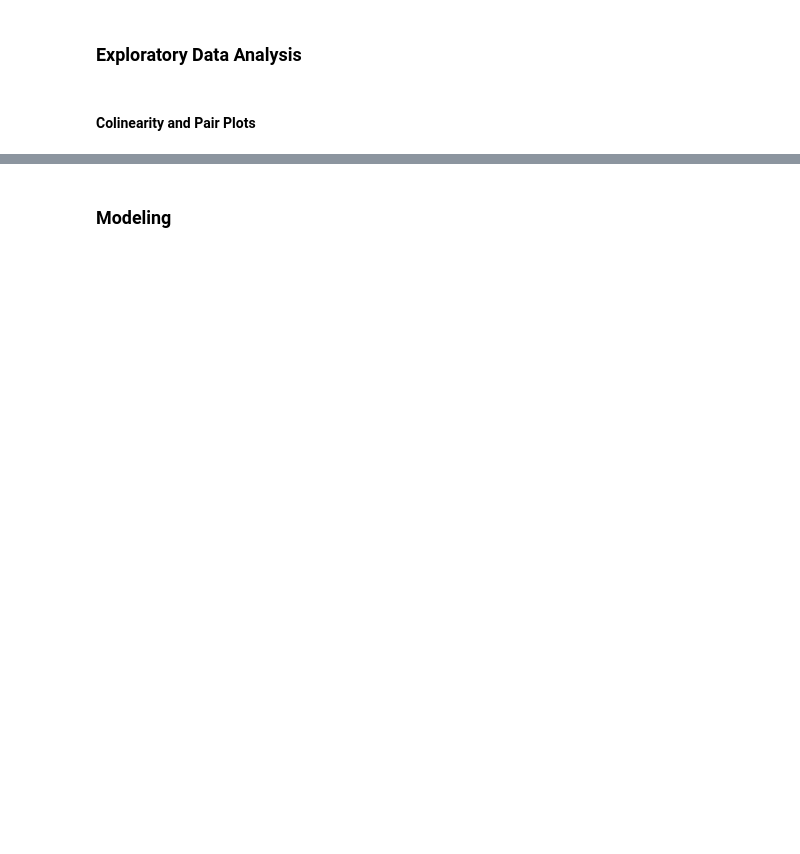
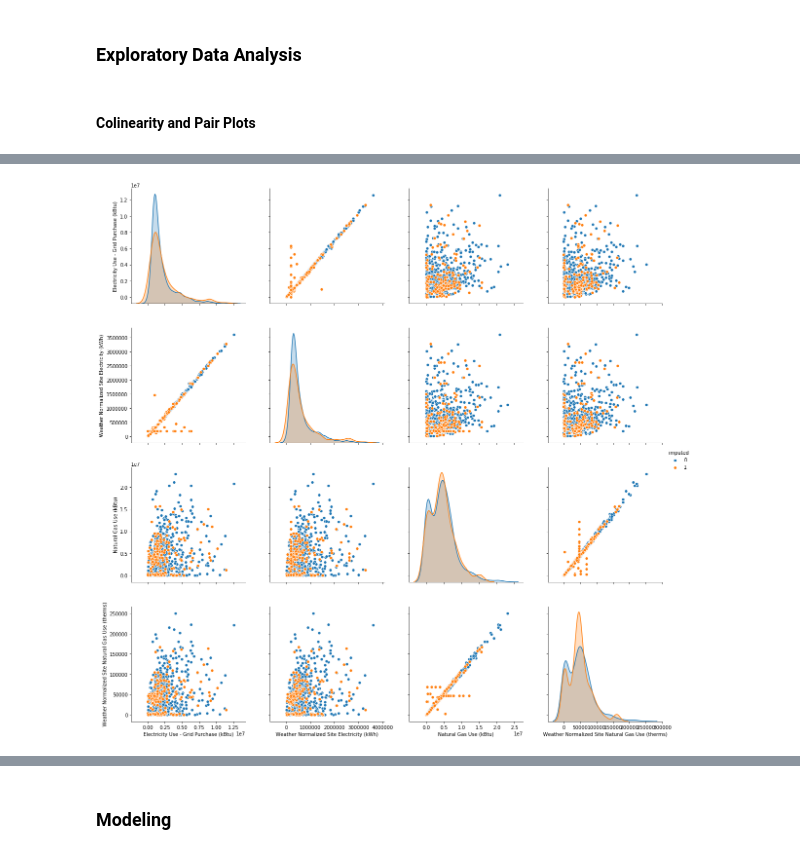
Before and after one commit to mikearango/introML-AnalyticsU, a Jupyter notebook: notebooks/sandbox.ipynb, the cells around one changed output, grey strips where cells are left out. Cells and saved outputs as stored; diff of their text form; code cells hidden in the pictures; blank space fills up the shorter version.

Commit message:
update : all pairplots

```diff
--- a/notebooks/sandbox.ipynb
+++ b/notebooks/sandbox.ipynb
@@ -478,7 +544,9 @@ print('---------------------------------------------------')
 pprint_percent(calc_percent_nan_col(df_train))
 
 # Impute using median (for numeric columns) and mode (for all others)
-df_train = pre_process_knn_impute(df_train, remove=True, flag=True)
+df_train_backup = df_train
+# df_train = df_train_backup
+df_train = pre_process_knn_impute(df_train, n_neighbors=1, weights='uniform', remove=True, flag=True)
 #df_train = pre_process_mean_median_impute(df_train, remove=True, flag=True)
 
 # Percent missing values after imputation
@@ -513,0 +604,9 @@ g = sns.pairplot(df_train.sample(1000),
+# %%
+# Energy-use related features
+g = sns.pairplot(df_train.sample(1000),
+                 vars=['Electricity Use - Grid Purchase (kBtu)',
+                       'Weather Normalized Site Electricity (kWh)',
+                       'Natural Gas Use (kBtu)',
+                       'Weather Normalized Site Natural Gas Use (therms)'], height=4, hue='imputed')
+# %% [output]
+[figure, added]
```
Also changed, not shown: parts of 8 cells of this notebook.
